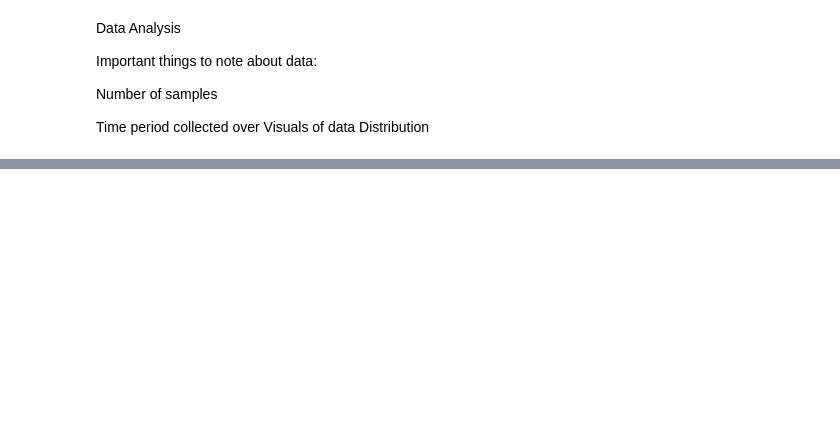
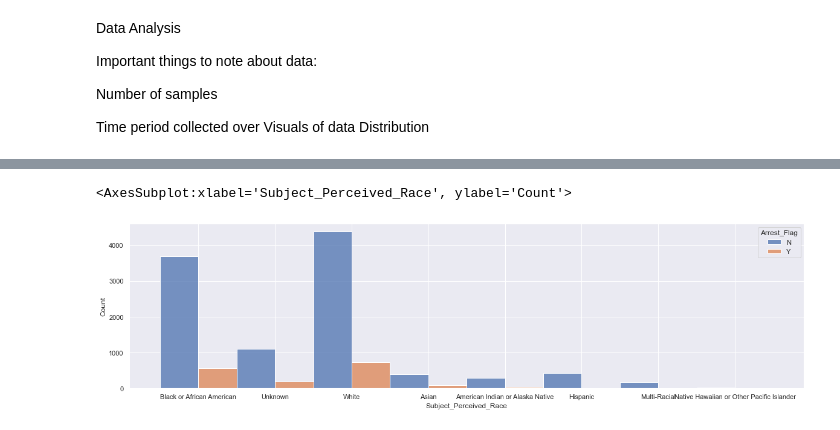
Before and after one commit to shadel96/dsc-Terry_Stops_Analysis, a Jupyter notebook: data_analysis_cleaning.ipynb, the cells around one changed output, grey strips where cells are left out. Saved outputs shown, nothing was run; the diff lists cells and outputs as text; code cells hidden in the pictures; blank space fills up the shorter version.

```diff
--- a/data_analysis_cleaning.ipynb
+++ b/data_analysis_cleaning.ipynb
@@ -461,0 +489,6 @@ sns.histplot(df['Officer_Age'], bins=100)
+# %%
+df_frisked = df[df['Frisk_Flag']=='Y']
+sns.histplot(data = df_frisked, x = "Subject_Perceived_Race", hue = "Arrest_Flag", multiple='dodge')
+# %% [output]
+<AxesSubplot:xlabel='Subject_Perceived_Race', ylabel='Count'>
+[figure, added]
```
Also changed, not shown: parts of 40 cells of this notebook, 3 other files.
